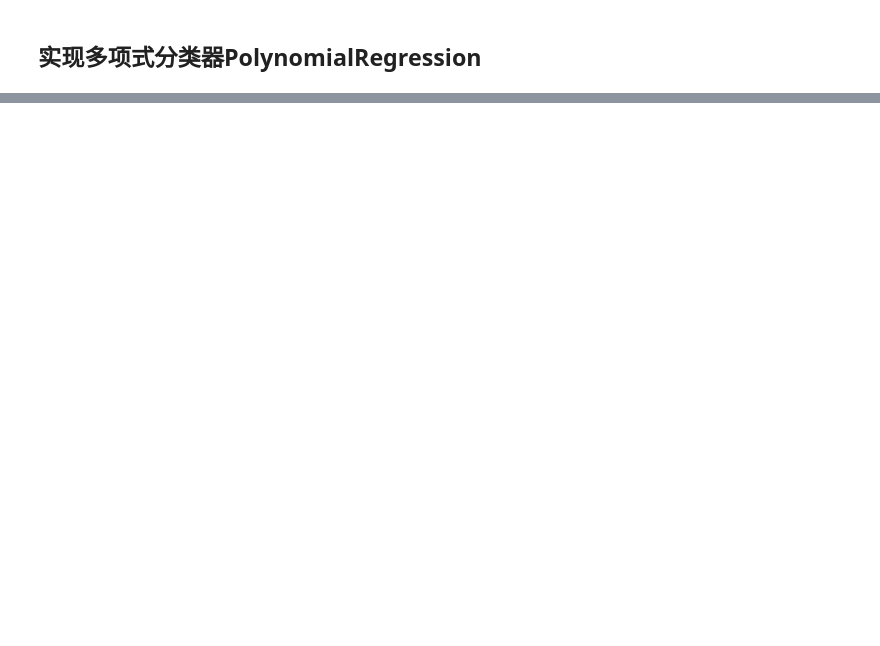
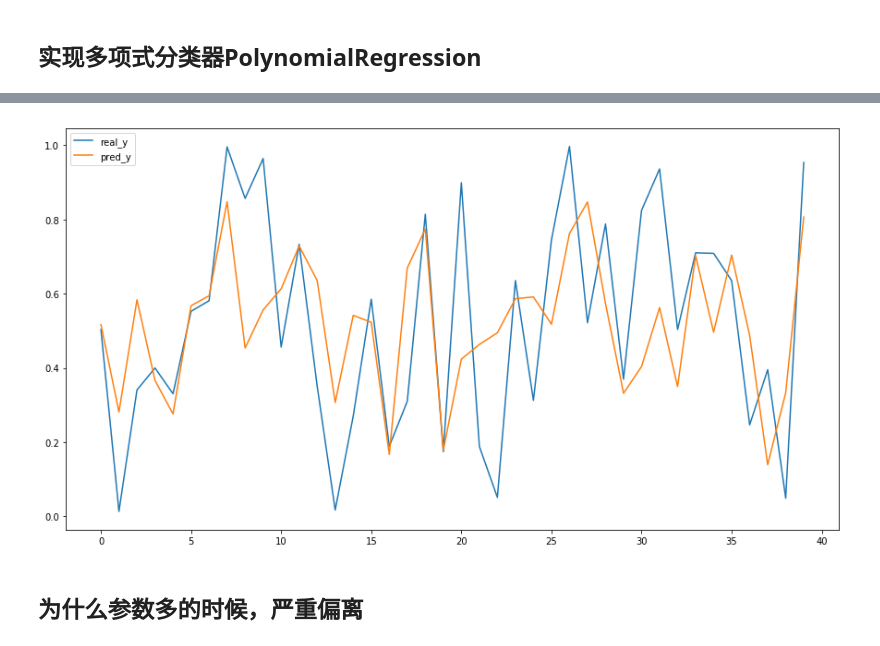
Before and after one commit to Wchenguang/gglearn, a Jupyter notebook: PolynomialRegression/李航机器学习-讲解/PolynomialClassifier.ipynb, the cells around one changed output, grey strips where cells are left out. Cells and saved outputs as stored; diff of their text form; code cells hidden in the pictures; blank space fills up the shorter version.

Commit message:
add gradient to PolynomialRegression

```diff
--- a/PolynomialRegression/李航机器学习-讲解/PolynomialClassifier.ipynb
+++ b/PolynomialRegression/李航机器学习-讲解/PolynomialClassifier.ipynb
@@ -73,15 +87,41 @@ class PolynomialRegression:
     只支持numpy数组的输入
     '''
     def __init__(self):
-        pass
-    def fit(self, x, y):
+        self.w = None
+        self.w_gradient = None
+        self.loss_gradient = None
+    def fit(self, x, y, method = 'target', learning_rate = 0.01, iteration_times = 50):
         '''
         只支持二维数组
         '''
         x= np.hstack((np.ones((len(x), 1)), x))
         x = np.mat(x)
         y = np.mat(y)
+        if(method == 'gradient'):
+            '''
+            梯度下降
+            '''
+            return self.fit_gradient(x, y, learning_rate, iteration_times)
+        elif(method == 'random_gradient'):
+            pass
+        else:
+            '''
+            默认正规方程法
+            '''
+            return self.fit_target(x, y)
+    def fit_target(self, x, y):
         self.w = np.mat((x.T * x).I * x.T * y)
+        return self
+    def fit_gradient(self, x, y, learning_rate, iteration_times):
+        self.w_gradient = []
+        self.loss_gradient = []
+        self.w_gradient.append(np.mat(np.random.rand(x.shape[1], 1)))
+        for i in range(iteration_times):
+            w_derivative = np.mat(x.T * (x * self.w_gradient[-1] - y))
+            self.w_gradient.append(self.w_gradient[-1] - learning_rate * w_derivative)
+        self.w = self.w_gradient[-1]
+        return self
+
         return self
     def transform(self, x):
         x= np.hstack((np.ones((len(x), 1)), x))
@@ -113,0 +154,17 @@ for i in range(10, 51, 10):
+# %%
+'''
+数据归一化极其重要
+'''
+x = np.random.rand(40, 10)
+y = np.random.rand(40, 1)
+reg_result = PolynomialRegression().fit(x, y, method = 'gradient', learning_rate = 0.01, iteration_times = 60).transform(x)
+import matplotlib.pyplot as plt
+fig = plt.figure(num = 1, figsize = (15, 8))
+plt.plot(np.arange(len(y)), y, label = 'real_y')
+plt.plot(np.arange(len(reg_result)), reg_result, label = 'pred_y')
+plt.legend()
+plt.show()
+# %% [output]
+[figure, added]
+# %% [markdown]
+## 为什么参数多的时候，严重偏离
```
Also changed, not shown: parts of 4 cells of this notebook.
